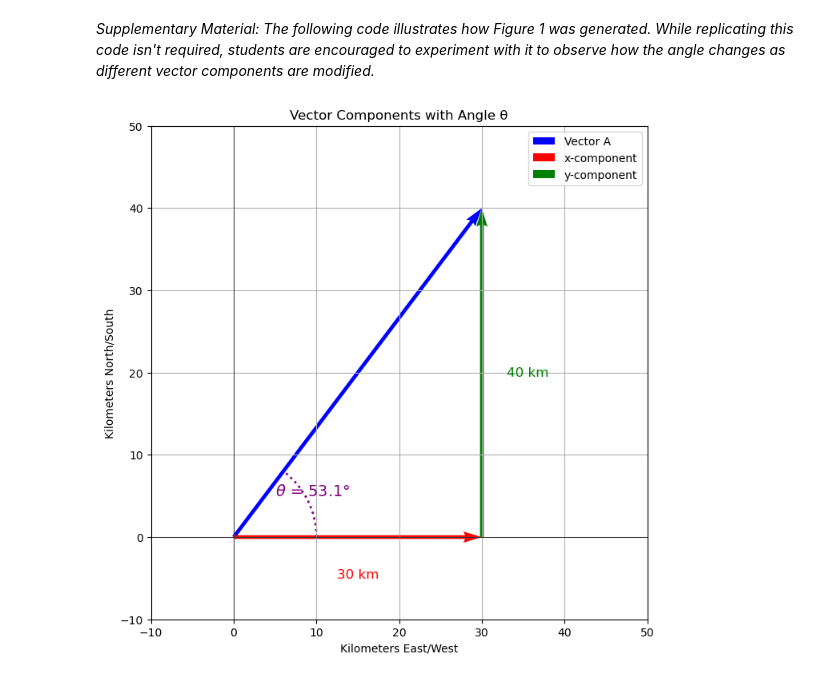
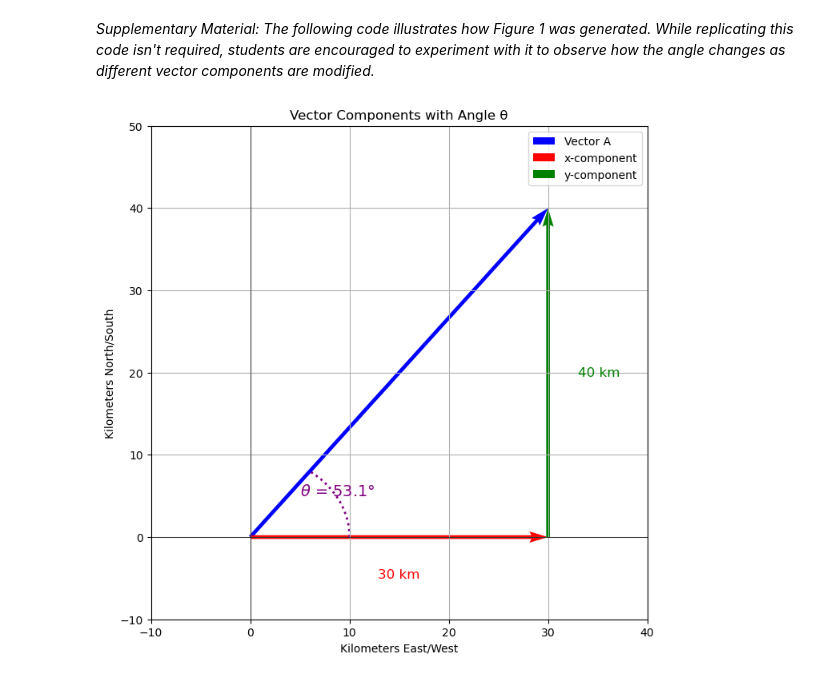
Before and after one commit to rasnarim/PhyPy, a Jupyter notebook: VectorVoyage.ipynb, the cells around one changed output. Cells and saved outputs as stored; diff of their text form; code cells hidden in the pictures.

```diff
--- a/VectorVoyage.ipynb
+++ b/VectorVoyage.ipynb
@@ -371,33 +371,33 @@ plt.quiver(0, 0, vector[0], 0, angles='xy', scale_units='xy', scale=1, color='re
 # Plot the y-component
 plt.quiver(vector[0], 0, 0, vector[1], angles='xy', scale_units='xy', scale=1, color='green', label='y-component')
 
 # Add annotations for the vector components
 plt.text(vector[0] / 2, -5, f"{vector[0]} km", fontsize=12, ha='center', color='red')
 plt.text(vector[0] + 3, vector[1] / 2, f"{vector[1]} km", fontsize=12, va='center', color='green')
 
 # Annotate the angle theta on the plot
 plt.text(5, 5, r'$\theta$ = {:.1f}°'.format(theta_deg), fontsize=14, color='purple')
 
 # Add an arc to represent theta visually
 arc = Arc((0, 0), 20, 20, angle=0, theta1=0, theta2=theta_deg, color='purple', linestyle='dotted', lw=2)
 plt.gca().add_patch(arc)
 
 # Set plot limits
-plt.xlim(-10, 50)
-plt.ylim(-10, 50)
+plt.xlim((min(vector[0], 0) - 10, max(vector[0], 0) + 10))
+plt.ylim((min(vector[1], 0) - 10, max(vector[1], 0) + 10))
 
 # Labels and title
 plt.xlabel('Kilometers East/West')
 plt.ylabel('Kilometers North/South')
 plt.title('Vector Components with Angle θ')
 
 # Show legend
 plt.legend()
 
 # Save the plot as a file
 plt.savefig("vector_components_with_theta.png", dpi=300)
 
 # Show the plot
 plt.show()
 # %% [output]
-[figure, old version]
+[figure, new version]
```
Also changed, not shown: parts of 1 cell of this notebook.
